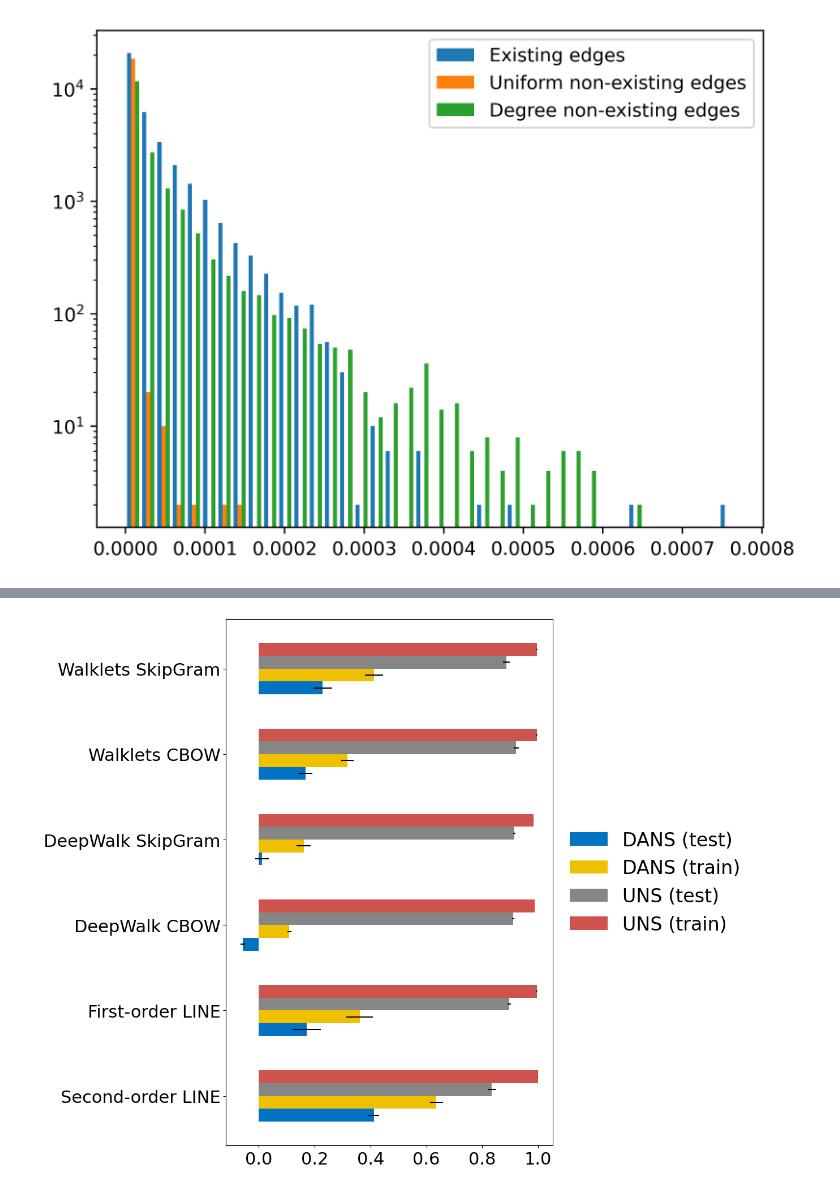
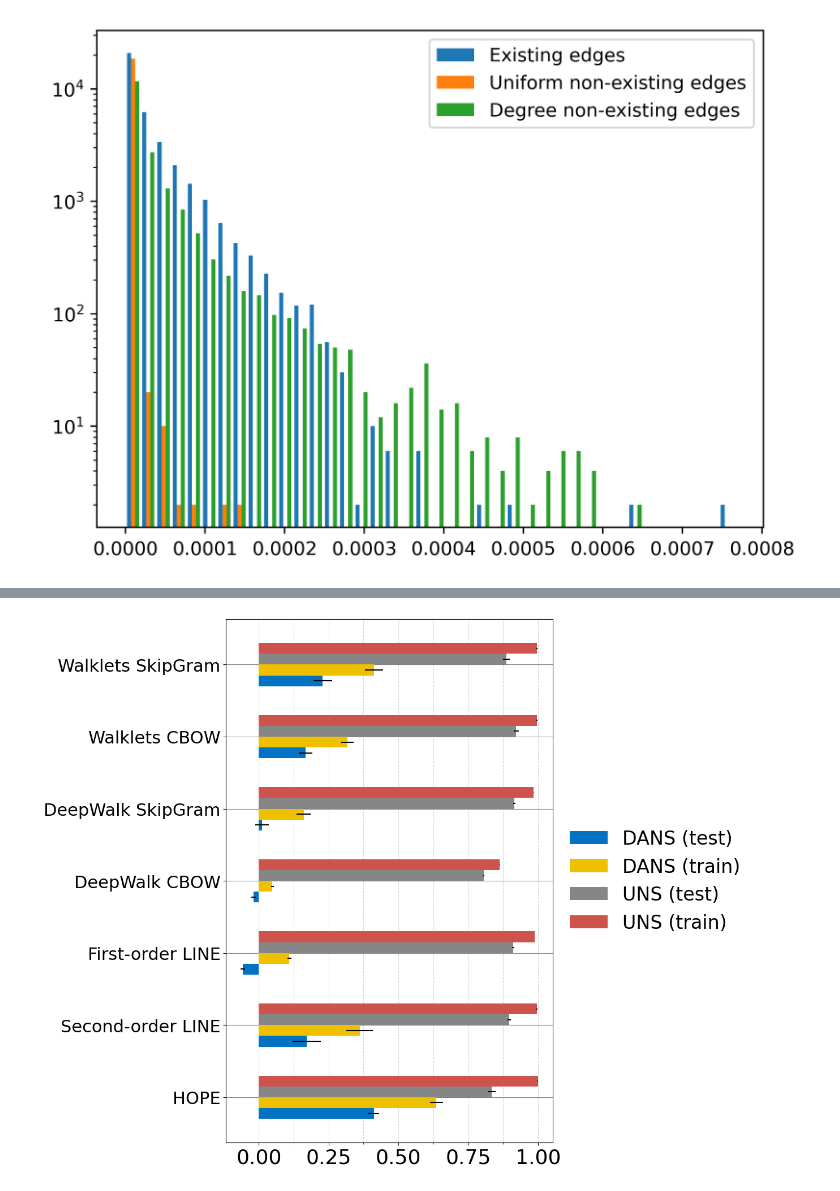
Before and after one commit to justaddcoffee/dans_kg_idg, a Jupyter notebook: dans_kg_idg.ipynb, the cells around one changed output, grey strips where cells are left out. Cells and saved outputs as stored; diff of their text form; code cells hidden in the pictures.

Commit message:
Update plots to include HOPE, and also to fix some aesthetic things

```diff
--- a/dans_kg_idg.ipynb
+++ b/dans_kg_idg.ipynb
@@ -182,10 +209,13 @@ paths
 import pandas as pd
 df = pd.concat([pd.read_csv(path, index_col=0) for path in paths]).reset_index(drop=True)
 df.to_csv("dans_kg_idg_raw_data.csv")
-gb = ['evaluation_mode', 'use_scale_free_distribution', 'features_names', "('model_parameters', 'use_scale_free_distribution')",  "('features_parameters', 'use_scale_free_distribution')"]
+gb = ['evaluation_mode', 'use_scale_free_distribution', 'features_names',
+      # "('model_parameters', 'use_scale_free_distribution')",  "('features_parameters', 'use_scale_free_distribution')"]
+     ]
 metrics = ['matthews_correlation_coefficient']
 df = df[df["('model_parameters', 'use_scale_free_distribution')"] == False]
-df = df[df["('features_parameters', 'use_scale_free_distribution')"] == False]
+df = df[(df["('features_parameters', 'use_scale_free_distribution')"] == False) | (df['features_names'] == 'HOPE')]
+
 sf_df = df[[*gb, *metrics]].groupby(gb).agg(['mean', 'std'])
 sf_df.to_csv("dans_kg_idg_data.csv")
 sf_df
@@ -232,7 +262,8 @@ features_order = [
     'DeepWalk SkipGram',
     'DeepWalk CBOW',
     'First-order LINE',
-    'Second-order LINE'
+    'Second-order LINE',
+    'HOPE'
 ]
 
 # Reorder the DataFrame
@@ -241,32 +272,41 @@ data['features_names'] = pd.Categorical(data['features_names'], categories=featu
 data
 
 # Creating figure and axes
 fig, ax = plt.subplots(figsize=(15, 10))
 
 bar_height = 0.15
 index = np.arange(len(data['features_names'].unique()))
 for i, (scale_free, mode) in enumerate([(True, False), (True, True), (False, False), (False, True)]):
     subset = data[(data['use_scale_free_distribution'] == scale_free) & (data['evaluation_mode'] == ('test' if mode == False else 'train'))]
     if not subset.empty:
         ax.barh(index + i * bar_height,
                 subset[('matthews_correlation_coefficient', 'mean')],
                 bar_height,
                 xerr=subset[('matthews_correlation_coefficient', 'std')],
                 color=colors[f'{scale_free}_{mode}'],
                 label='UNS (test)' if scale_free == False and mode == False else (
                       'UNS (train)' if scale_free == False and mode == True else (
                       'DANS (test)' if scale_free == True and mode == False else 'DANS (train)')))
 
+# Add vertical grid lines at increments of 0.125
+ax.set_xticks(np.arange(0, 1.01, 0.125), minor=True)
+ax.grid(which='minor', axis='x', linestyle='--', color='#d3d3d3')
+ax.grid(which='major', axis='x', linestyle='--', color='#d3d3d3')
+ax.yaxis.grid(True, linestyle='-', color='gray')
+ax.set_axisbelow(True)
+
 ax.set_xlabel('')
 ax.set_yticks(index + bar_height * 1.5)
 ax.set_yticklabels(features_order[::-1])
-ax.tick_params(axis='x', labelsize=22)
+ax.set_xticks(np.arange(0, 1.01, 0.25))
+ax.tick_params(axis='x', labelsize=26)
 ax.tick_params(axis='y', labelsize=22)
+
 ax.legend(loc='center left', bbox_to_anchor=(1, 0.5), frameon=False, fontsize=24)
 
 # Adjust layout to make room for the legend
 plt.tight_layout(rect=[0, 0, 0.85, 1])
 plt.savefig('kg_idg_dans.png', bbox_inches='tight')
 plt.show()
 # %% [output]
-[figure, old version]
+[figure, new version]
```
Also changed, not shown: parts of 4 cells of this notebook, 2 other files.
